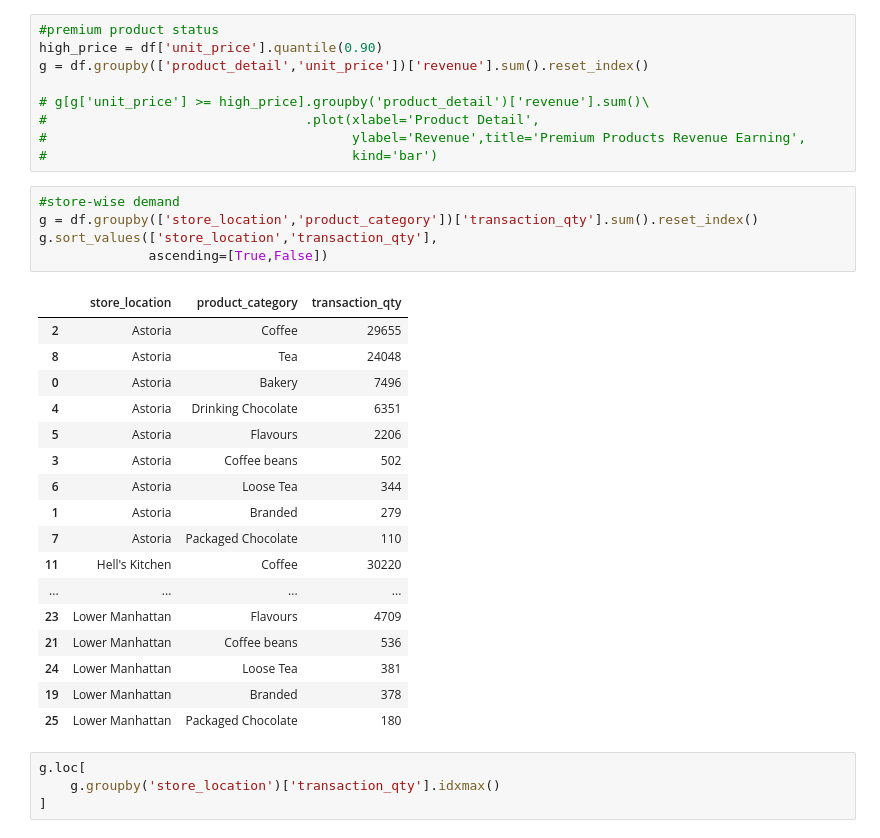
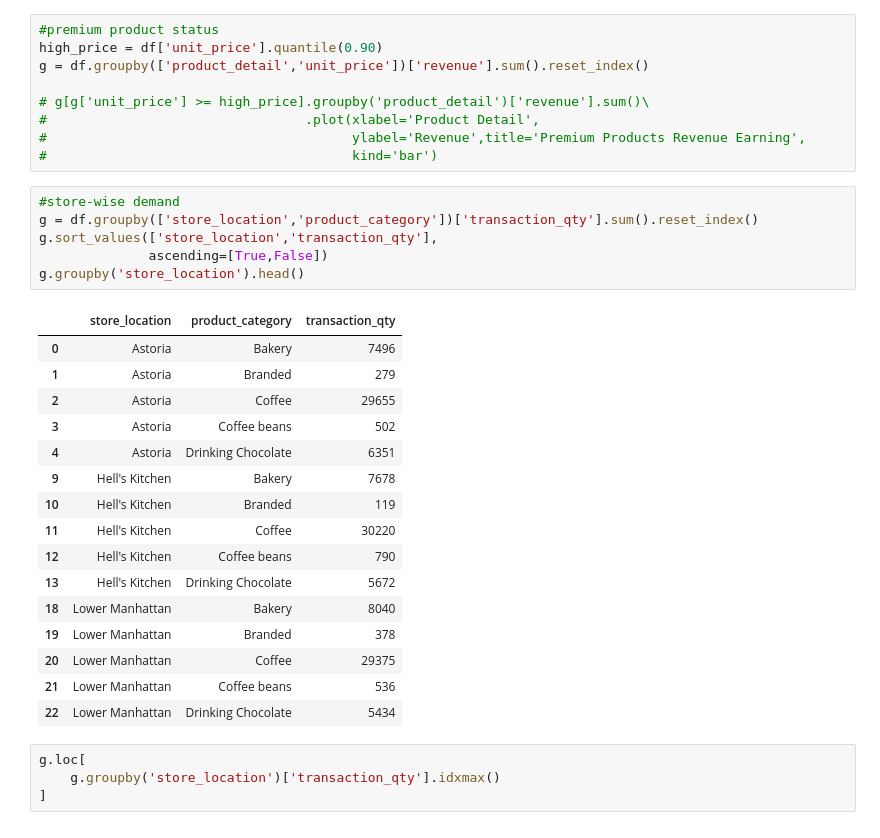
Before and after one commit to hamidurrahman-0824/my_snippet, a Jupyter notebook: PANDAS/n_analysis_4.ipynb, the cells around one changed output. Saved outputs shown, nothing was run; the diff lists cells and outputs as text.

```diff
--- a/PANDAS/n_analysis_4.ipynb
+++ b/PANDAS/n_analysis_4.ipynb
@@ -41,26 +41,26 @@ g = df.groupby(['product_detail','unit_price'])['revenue'].sum().reset_index()
 # %%
 #store-wise demand
 g = df.groupby(['store_location','product_category'])['transaction_qty'].sum().reset_index()
 g.sort_values(['store_location','transaction_qty'],
               ascending=[True,False])
+g.groupby('store_location').head()
 # %% [output]
 |  | store_location | product_category | transaction_qty |
+| 0 | Astoria | Bakery | 7496 |
+| 1 | Astoria | Branded | 279 |
 | 2 | Astoria | Coffee | 29655 |
-| 8 | Astoria | Tea | 24048 |
-| 0 | Astoria | Bakery | 7496 |
+| 3 | Astoria | Coffee beans | 502 |
 | 4 | Astoria | Drinking Chocolate | 6351 |
-| 5 | Astoria | Flavours | 2206 |
-| 3 | Astoria | Coffee beans | 502 |
-| 6 | Astoria | Loose Tea | 344 |
-| 1 | Astoria | Branded | 279 |
-| 7 | Astoria | Packaged Chocolate | 110 |
+| 9 | Hell's Kitchen | Bakery | 7678 |
+| 10 | Hell's Kitchen | Branded | 119 |
 | 11 | Hell's Kitchen | Coffee | 30220 |
-| ... | ... | ... | ... |
-| 23 | Lower Manhattan | Flavours | 4709 |
+| 12 | Hell's Kitchen | Coffee beans | 790 |
+| 13 | Hell's Kitchen | Drinking Chocolate | 5672 |
+| 18 | Lower Manhattan | Bakery | 8040 |
+| 19 | Lower Manhattan | Branded | 378 |
+| 20 | Lower Manhattan | Coffee | 29375 |
 | 21 | Lower Manhattan | Coffee beans | 536 |
-| 24 | Lower Manhattan | Loose Tea | 381 |
-| 19 | Lower Manhattan | Branded | 378 |
-| 25 | Lower Manhattan | Packaged Chocolate | 180 |
+| 22 | Lower Manhattan | Drinking Chocolate | 5434 |
 # %%
 g.loc[
     g.groupby('store_location')['transaction_qty'].idxmax()
```
Also changed, not shown: parts of 1 cell of this notebook, 6 other files.
